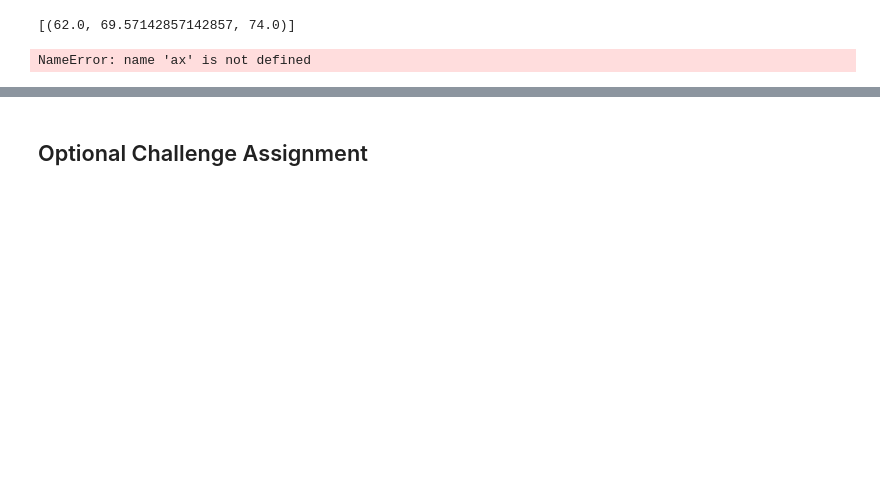
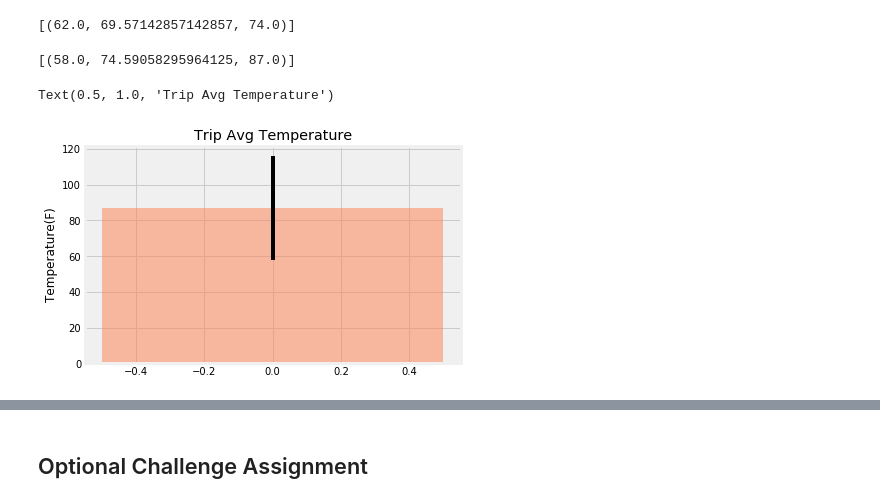
Before and after one commit to CTRLALTAFK/Hawaii_Climate_SQLAlchemy, a Jupyter notebook: climate_starter.ipynb, the cells around one changed output, grey strips where cells are left out. Drawn from its saved outputs; the diff is of its cells as text; code cells hidden in the pictures; blank space fills up the shorter version.

```diff
--- a/climate_starter.ipynb
+++ b/climate_starter.ipynb
@@ -146,18 +146,26 @@ print(calc_temps('2012-02-28', '2012-03-05'))
 [(62.0, 69.57142857142857, 74.0)]
 # %%
 # Use your previous function `calc_temps` to calculate the tmin, tavg, and tmax
-session.query(func.)
 # for your trip using the previous year's data for those same dates.
+result = calc_temps(year_pre,dt.date(2017,8,23))
+result
+# %% [output]
+[(58.0, 74.59058295964125, 87.0)]
 # %%
 # Plot the results from your previous query as a bar chart.
 # Use "Trip Avg Temp" as your Title
 # Use the average temperature for the y value
 # Use the peak-to-peak (tmax-tmin) value as the y error bar (yerr)
+tmin = result[0][0]
+tavg = result[0][1]
+tmax = result[0][2]
+yerr = tmax-tmin
 
-
-bar = ax.bar(xpos, tmax, yerr=yerr, alpha=0.5, color='coral', align="center")
-ax.set(xticks=range(xpos), xticklabels="a", title="Trip Avg Temp", ylabel="Temp (F)")
+bar = plt.bar(0, tmax, yerr=yerr, alpha=0.5,width=1, color='coral', align="center")
+plt.ylabel("Temperature(F)")
+plt.title("Trip Avg Temperature")
 # %% [output]
-NameError: name 'ax' is not defined
+Text(0.5, 1.0, 'Trip Avg Temperature')
+[figure, added]
 # %%
 # Calculate the total amount of rainfall per weather station for your trip dates using the previous year's matching dates.
```
Also changed, not shown: parts of 2 cells of this notebook.
